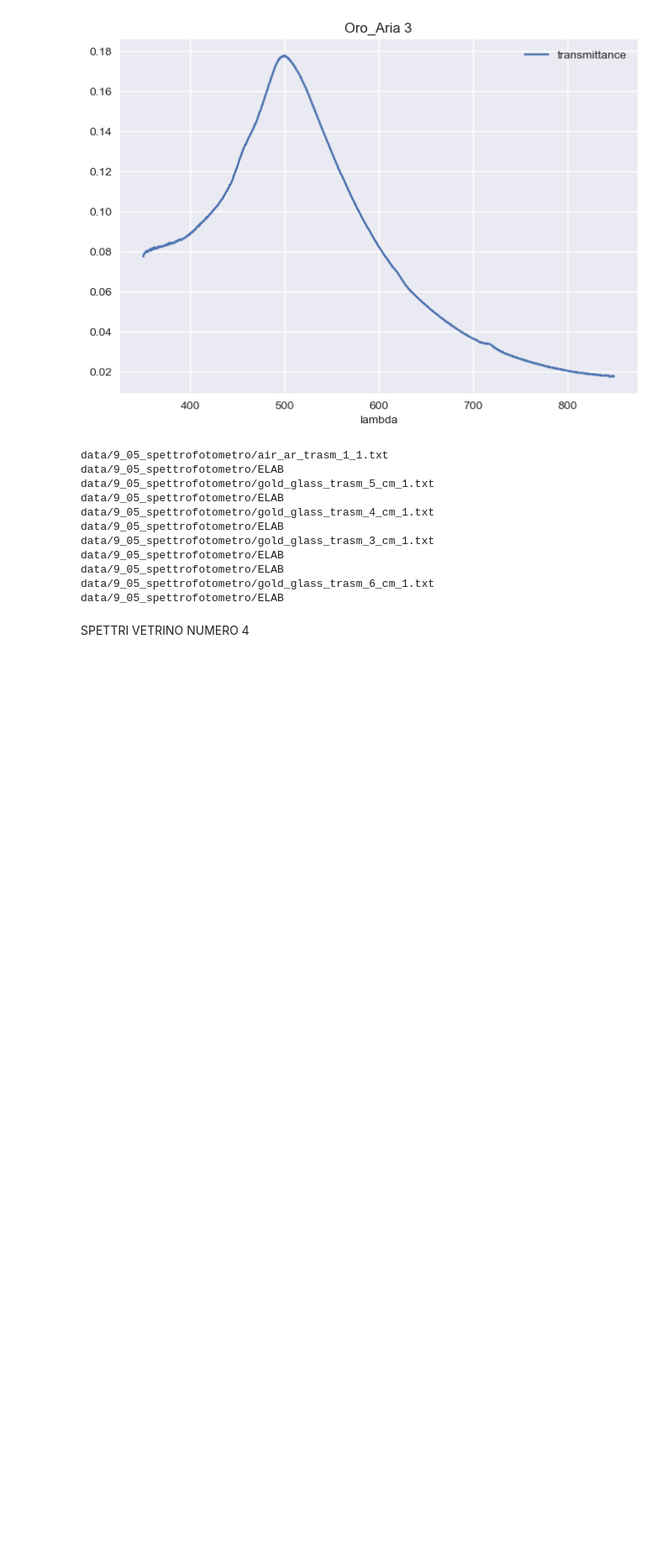
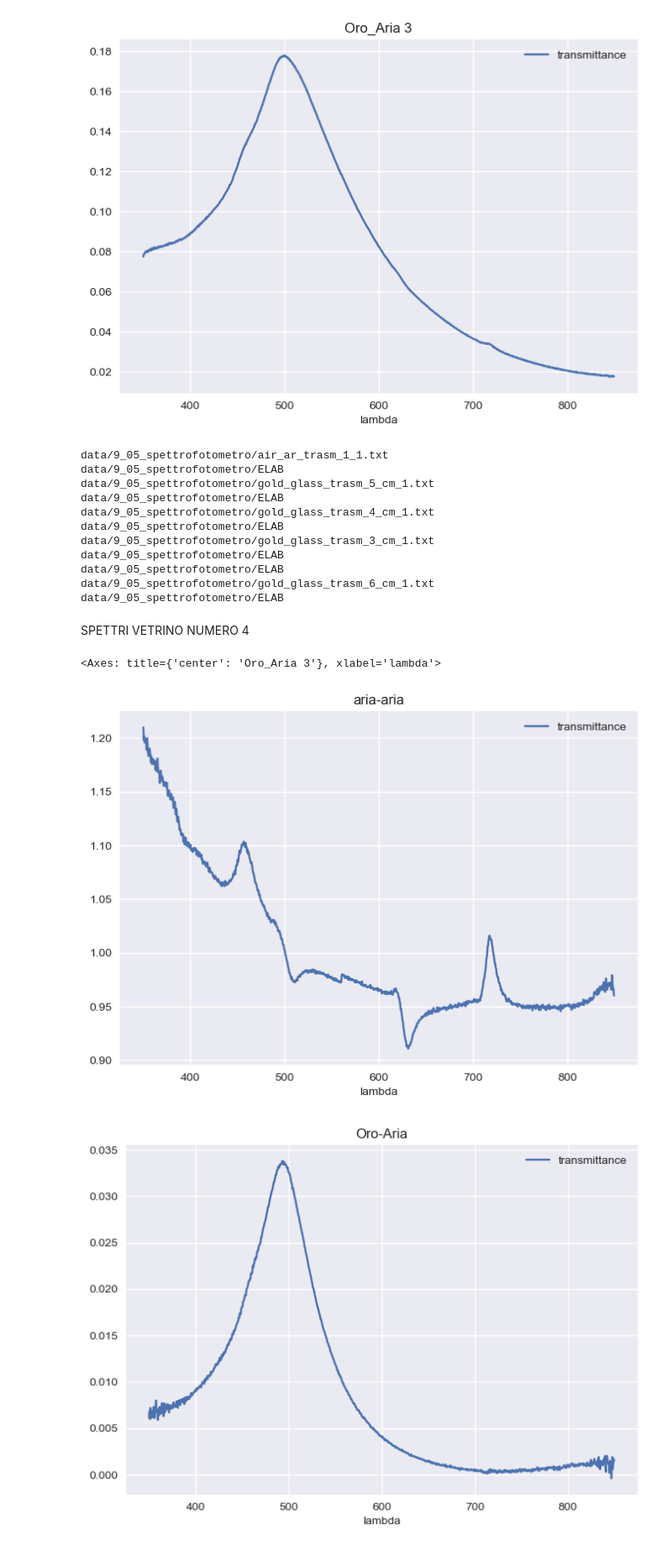
Before and after one commit to RandDouble/lab_mat, a Jupyter notebook: new_graph_21_04.ipynb, the cells around one changed output. Shown at 84% size. Saved outputs shown, nothing was run; the diff lists cells and outputs as text; code cells hidden in the pictures; blank space fills up the shorter version.

```diff
--- a/new_graph_21_04.ipynb
+++ b/new_graph_21_04.ipynb
@@ -218,3 +218,52 @@ data/9_05_spettrofotometro/gold_glass_trasm_6_cm_1.txt
 data/9_05_spettrofotometro/ELAB
 # %% [markdown]
 SPETTRI VETRINO NUMERO 4
+# %%
+kwords = {
+    'skiprows' : 75,
+    'names' : ("lambda", "transmittance")
+
+}
+
+df_zero = pd.read_csv(
+"./data/12-05_spettrofotometro/ELAB/Aria-Aria_Trasm_1.csv"
+)
+
+df_test = pd.read_csv(
+    "./data/12-05_spettrofotometro/ELAB/AU-Vetro_1-cm_IV_1.csv"
+)
+
+df_test_1 = pd.read_csv(
+    "./data/12-05_spettrofotometro/ELAB/AU-Vetro_2-cm_IV_1.csv"
+
+)
+
+df_test_2 = pd.read_csv(
+    "./data/12-05_spettrofotometro/ELAB/AU-Vetro_4-cm_IV_1.csv"
+)
+df_test_3 = pd.read_csv(
+    "./data/12-05_spettrofotometro/ELAB/AU-Vetro_5-cm_IV_1.csv"
+)
+
+df_test_4 = pd.read_csv(
+    "./data/12-05_spettrofotometro/ELAB/AU-Vetro_6-cm_IV_1.csv"
+)
+
+df_test_5 = pd.read_csv(
+    "./data/12-05_spettrofotometro/ELAB/AU-Vetro_7-cm_IV_1.csv"
+)
+
+
+
+
+df_zero[(df_zero["lambda"]<850)].plot("lambda", "transmittance", title="aria-aria" )
+df_test[(df_test["lambda"]<850)].plot("lambda", "transmittance", title="Oro-Aria" )
+df_test_1[(df_test["lambda"]<850)].plot("lambda", "transmittance", title="Oro-Aria 1" )
+df_test_2[(df_test["lambda"]<850)].plot("lambda", "transmittance", title="Oro-Aria 2" )
+df_test_3[(df_test["lambda"]<850)].plot("lambda", "transmittance", title="Oro_Aria 3" )
+df_test_4[(df_test["lambda"]<850)].plot("lambda", "transmittance", title="Oro_Aria 3" )
+df_test_5[(df_test["lambda"]<850)].plot("lambda", "transmittance", title="Oro_Aria 3" )
+# %% [output]
+<Axes: title={'center': 'Oro_Aria 3'}, xlabel='lambda'>
+[figure, added]
+[figure, added]
```
Also changed, not shown: parts of 2 cells of this notebook, 14 other files.
